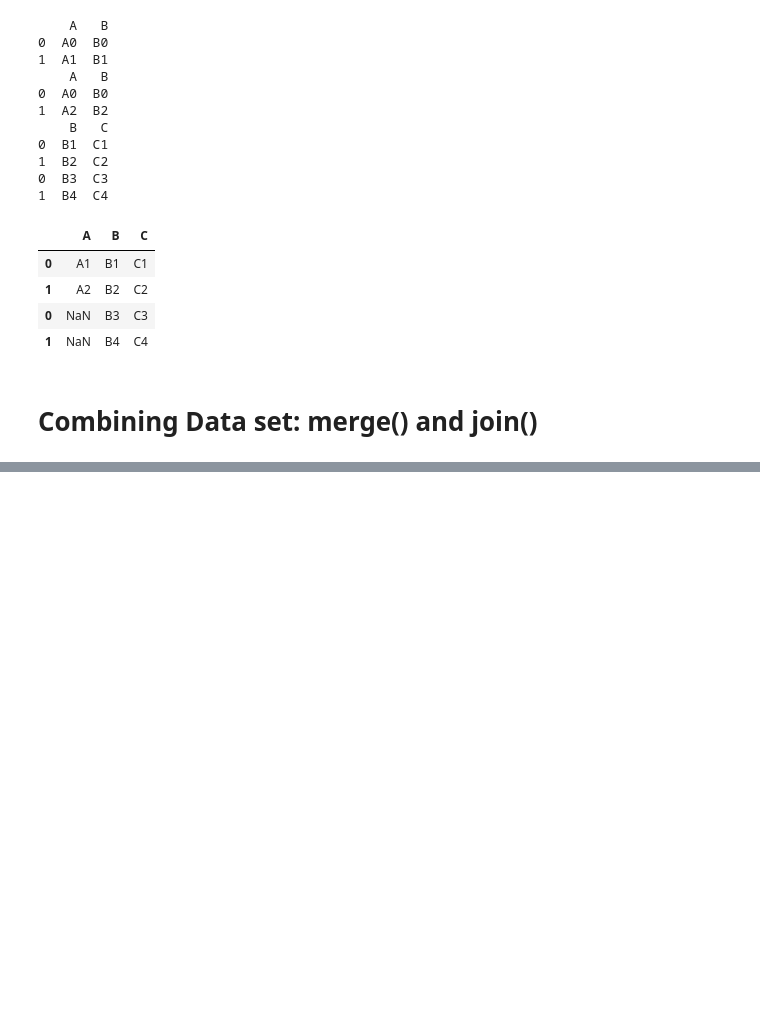
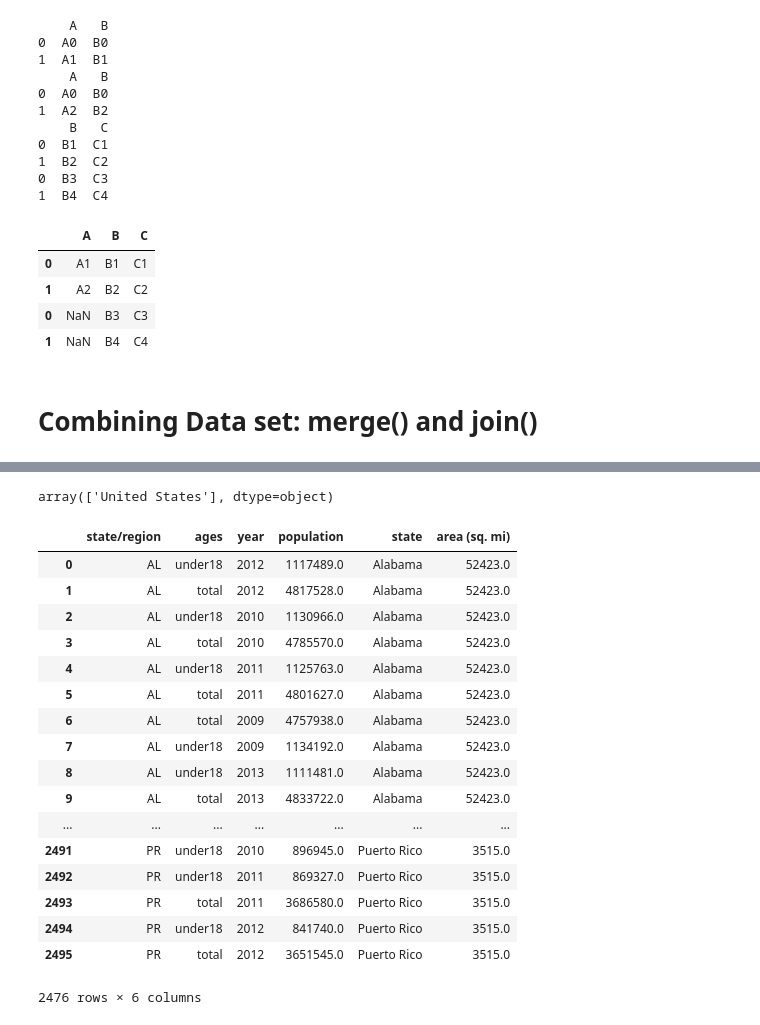
Before and after one commit to DurodolaBolu/pandas, a Jupyter notebook: combining datasets.ipynb, the cells around one changed output, grey strips where cells are left out. Saved outputs shown, nothing was run; the diff lists cells and outputs as text; code cells hidden in the pictures; blank space fills up the shorter version.

```diff
--- a/combining datasets.ipynb
+++ b/combining datasets.ipynb
@@ -156,0 +222,18 @@ merged = pd.merge(dl3,dl4, right_on='rkey', left_on='lkey')
+# %%
+# Reading the state abbreviation, areas and populations
+
+pop = pd.read_csv('state-population.csv')
+area = pd.read_csv('state-areas.csv')
+abbrev = pd.read_csv('state-abbrevs.csv')
+
+merge = pd.merge(pop,abbrev, how='outer', left_on='state/region', right_on='abbreviation')
+merged = merge.drop('abbreviation', axis=1)
+
+# Checking if there is any mismatches
+merged.isnull().any()
+
+# Figuring out the population info that is null
+merged[merged['population'].isnull()].head()
+merged.loc[merged['state/region'] == 'PR', 'state'] = 'Puerto Rico'
+merged.loc[merged['state/region'] == 'USA', 'state'] = 'United States'
+merged.head()
@@ -156,0 +247,28 @@ merged = pd.merge(dl3,dl4, right_on='rkey', left_on='lkey')
+# %%
+final=pd.merge(merged, area, on='state', how='left')
+final.isnull().any()
+final['state'][final['area (sq. mi)'].isnull()].unique()
+# %% [output]
+array(['United States'], dtype=object)
+# %%
+final.dropna(inplace=True)
+final
+# %% [output]
+|  | state/region | ages | year | population | state | area (sq. mi) |
+| 0 | AL | under18 | 2012 | 1117489.0 | Alabama | 52423.0 |
+| 1 | AL | total | 2012 | 4817528.0 | Alabama | 52423.0 |
+| 2 | AL | under18 | 2010 | 1130966.0 | Alabama | 52423.0 |
+| 3 | AL | total | 2010 | 4785570.0 | Alabama | 52423.0 |
+| 4 | AL | under18 | 2011 | 1125763.0 | Alabama | 52423.0 |
+| 5 | AL | total | 2011 | 4801627.0 | Alabama | 52423.0 |
+| 6 | AL | total | 2009 | 4757938.0 | Alabama | 52423.0 |
+| 7 | AL | under18 | 2009 | 1134192.0 | Alabama | 52423.0 |
+| 8 | AL | under18 | 2013 | 1111481.0 | Alabama | 52423.0 |
+| 9 | AL | total | 2013 | 4833722.0 | Alabama | 52423.0 |
+| ... | ... | ... | ... | ... | ... | ... |
+| 2491 | PR | under18 | 2010 | 896945.0 | Puerto Rico | 3515.0 |
+| 2492 | PR | under18 | 2011 | 869327.0 | Puerto Rico | 3515.0 |
+| 2493 | PR | total | 2011 | 3686580.0 | Puerto Rico | 3515.0 |
+| 2494 | PR | under18 | 2012 | 841740.0 | Puerto Rico | 3515.0 |
+| 2495 | PR | total | 2012 | 3651545.0 | Puerto Rico | 3515.0 |
+2476 rows × 6 columns
```
Also changed, not shown: parts of 9 cells of this notebook, 5 other files.
